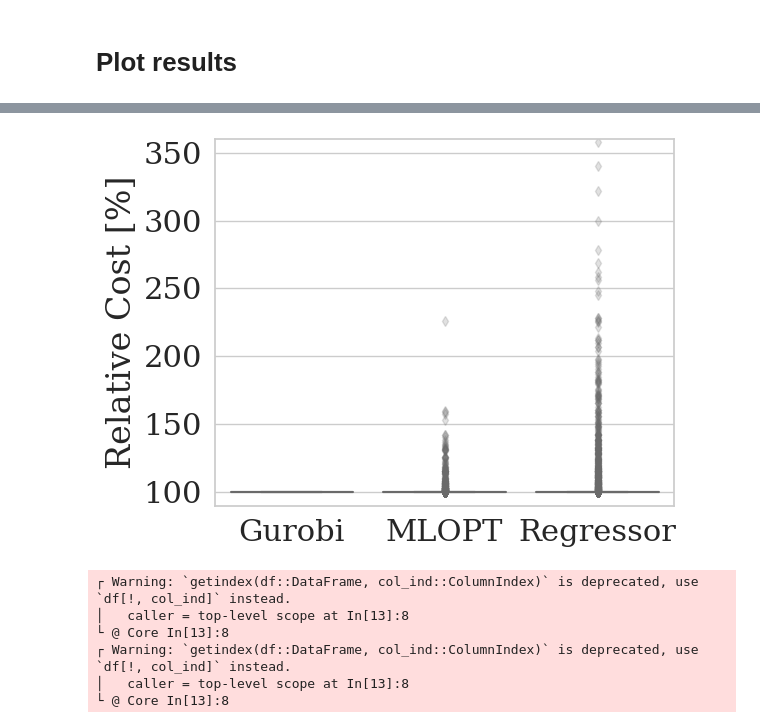
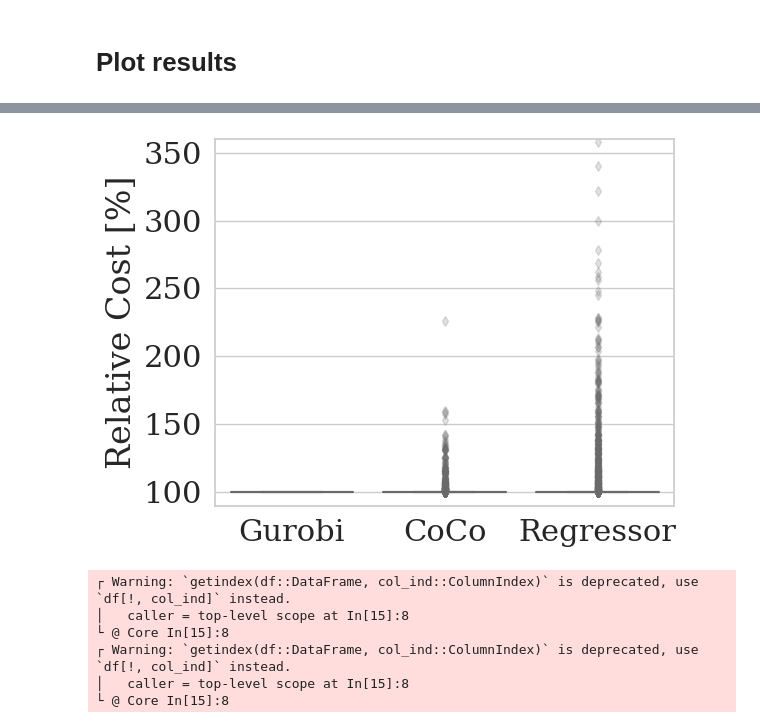
Before and after one commit to StanfordASL/CoCo, a Jupyter notebook: cartpole.ipynb, the cells around one changed output, grey strips where cells are left out. Saved outputs shown, nothing was run; the diff lists cells and outputs as text; code cells hidden in the pictures.

```diff
--- a/cartpole.ipynb
+++ b/cartpole.ipynb
@@ -397,23 +397,23 @@ figure.savefig(string("plots/",system,"_time.pdf"));
 # %%
 QP_results = DataFrame()
 QP_results.Policy = vcat("Gurobi",
-                        fill("MLOPT", length(costs_ratios_classifier)),
+                        fill("CoCo", length(costs_ratios_classifier)),
                         fill("Regressor", length(costs_ratios_regressor)))
 QP_results.Costs = 100 .* [1; costs_ratios_classifier; costs_ratios_regressor]
 
 flierprops = Dict("alpha"=>0.2)
 ax4 = sns.boxplot(x=QP_results[:Policy], y=QP_results[:Costs], palette="Set3", flierprops=flierprops)
 ax4.set(xlabel="", ylabel="Relative Cost [%]", ylim=(90,360))
 # PyPlot.gcf().subplots_adjust(left=0.15)
 PyPlot.tight_layout()
 
 figure = ax4.get_figure()
 figure.savefig(string("plots/",system,"_cost.pdf"));
 # %% [output]
-[figure, old version]
+[figure, new version]
 ┌ Warning: `getindex(df::DataFrame, col_ind::ColumnIndex)` is deprecated, use `df[!, col_ind]` instead.
-│   caller = top-level scope at In[13]:8
-└ @ Core In[13]:8
+│   caller = top-level scope at In[15]:8
+└ @ Core In[15]:8
 ┌ Warning: `getindex(df::DataFrame, col_ind::ColumnIndex)` is deprecated, use `df[!, col_ind]` instead.
-│   caller = top-level scope at In[13]:8
-└ @ Core In[13]:8
+│   caller = top-level scope at In[15]:8
+└ @ Core In[15]:8
```
Also changed, not shown: parts of 3 cells of this notebook, 2 other files.
